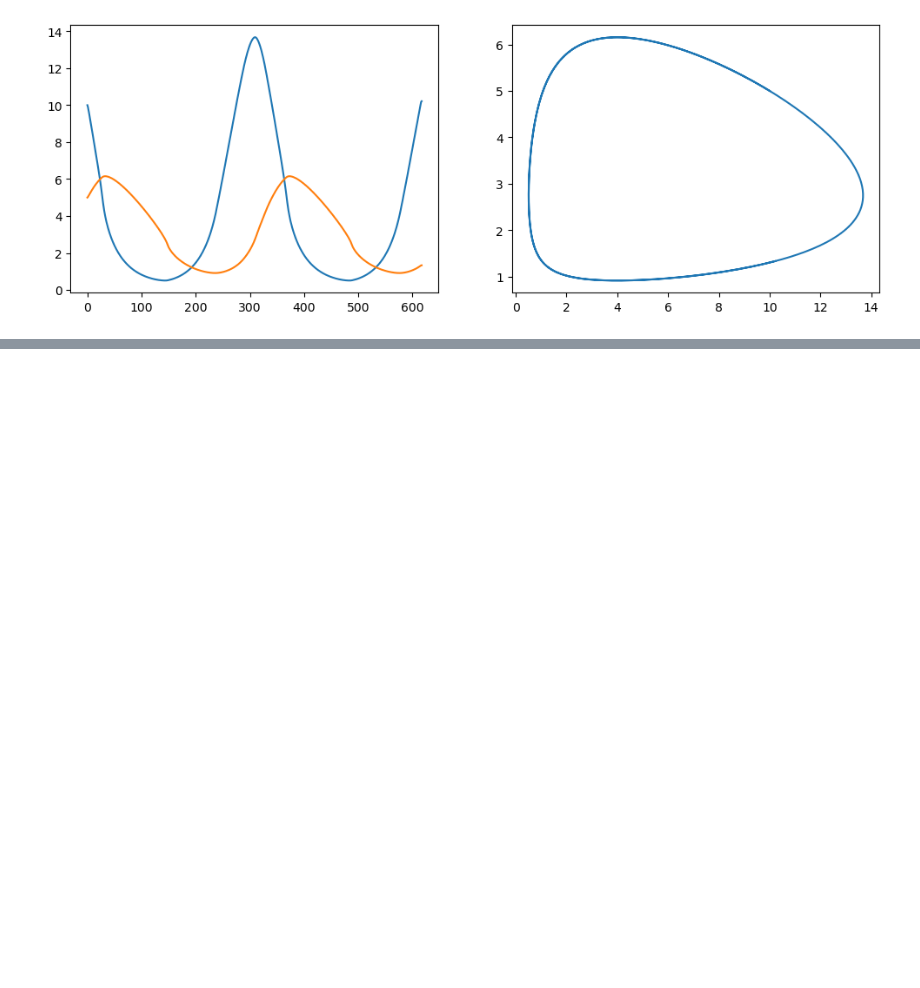
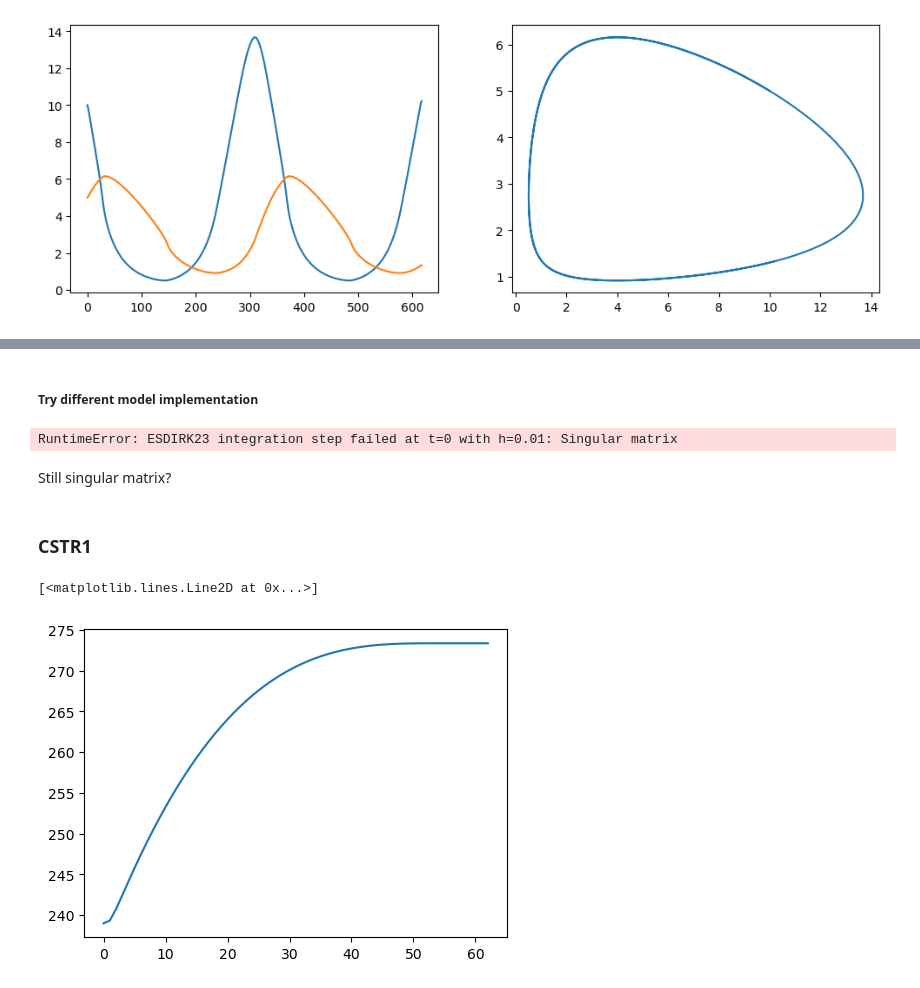
Before and after one commit to EstherCon0/SciComDiff, a Jupyter notebook: project/esdirk23.ipynb, the cells around one changed output, grey strips where cells are left out. Saved outputs shown, nothing was run; the diff lists cells and outputs as text; code cells hidden in the pictures; blank space fills up the shorter version.

```diff
--- a/project/esdirk23.ipynb
+++ b/project/esdirk23.ipynb
@@ -154,0 +239,2 @@ plt.plot(res[1][:, 0], res[1][:, 1])
+# %% [markdown]
+##### Try different model implementation
@@ -154,0 +281,25 @@ plt.plot(res[1][:, 0], res[1][:, 1])
+# %%
+C0 = np.array([1.6/2, 2.4/2, 600])
+solver = ESDIRK23()
+res = solver.integrate_adaptive(cstr_3_state, t0=0, y0=C0, tf=20, jac=cstr_3_state)
+# %% [output]
+RuntimeError: ESDIRK23 integration step failed at t=0 with h=0.01: Singular matrix
+# %% [markdown]
+Still singular matrix?
+# %% [markdown]
+### CSTR1
+# %%
+from models import CSTR1, CSTR1_Jac
+import numpy as np
+import matplotlib.pyplot as plt
+
+# T0 = 273.15 -> works
+T0 = 239.0
+solver = ESDIRK23(h_init=0.01)
+res = solver.integrate_adaptive(CSTR1, t0=0, y0=[T0], tf=20, jac=CSTR1_Jac)
+plt.figure(figsize=(12,4))
+plt.subplot(1,2,1)
+plt.plot(res[0])
+# %% [output]
+[<matplotlib.lines.Line2D at 0x...>]
+[figure, added]
```
Also changed, not shown: parts of 15 cells of this notebook, 8 other files.
